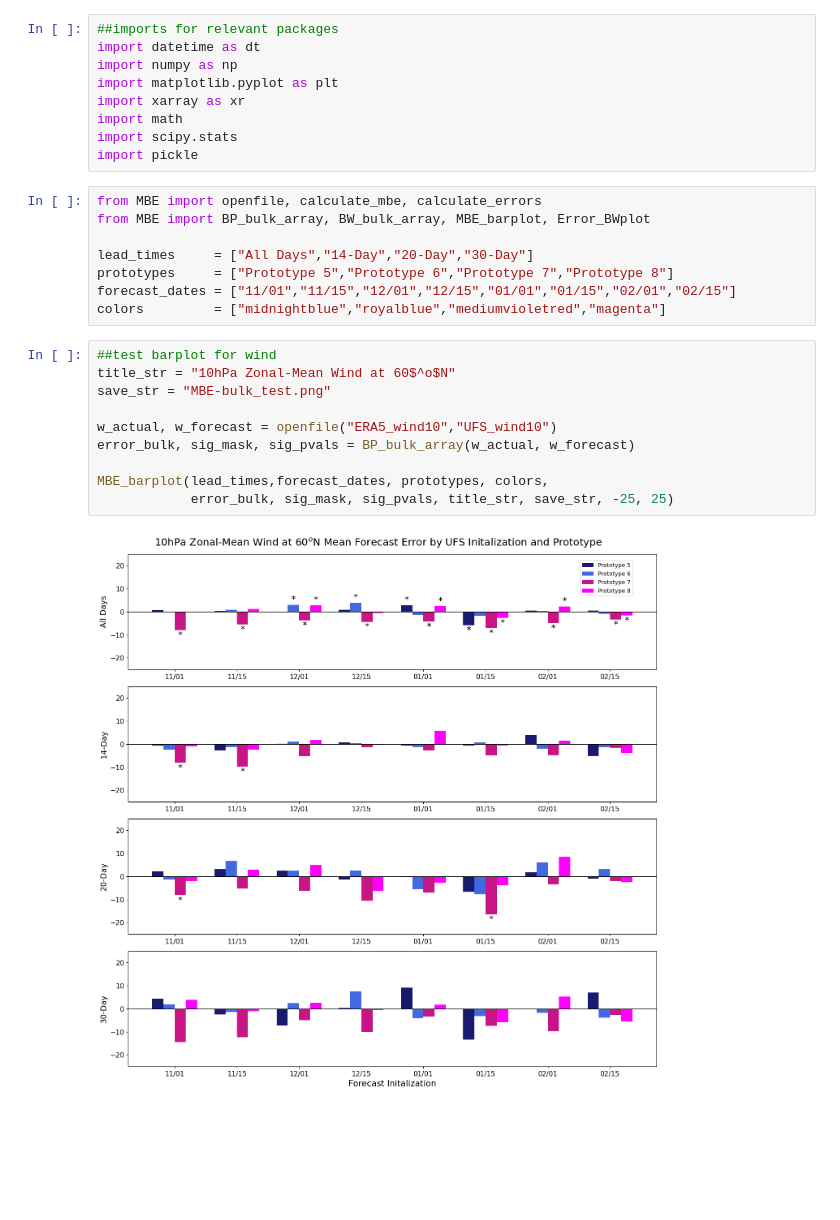
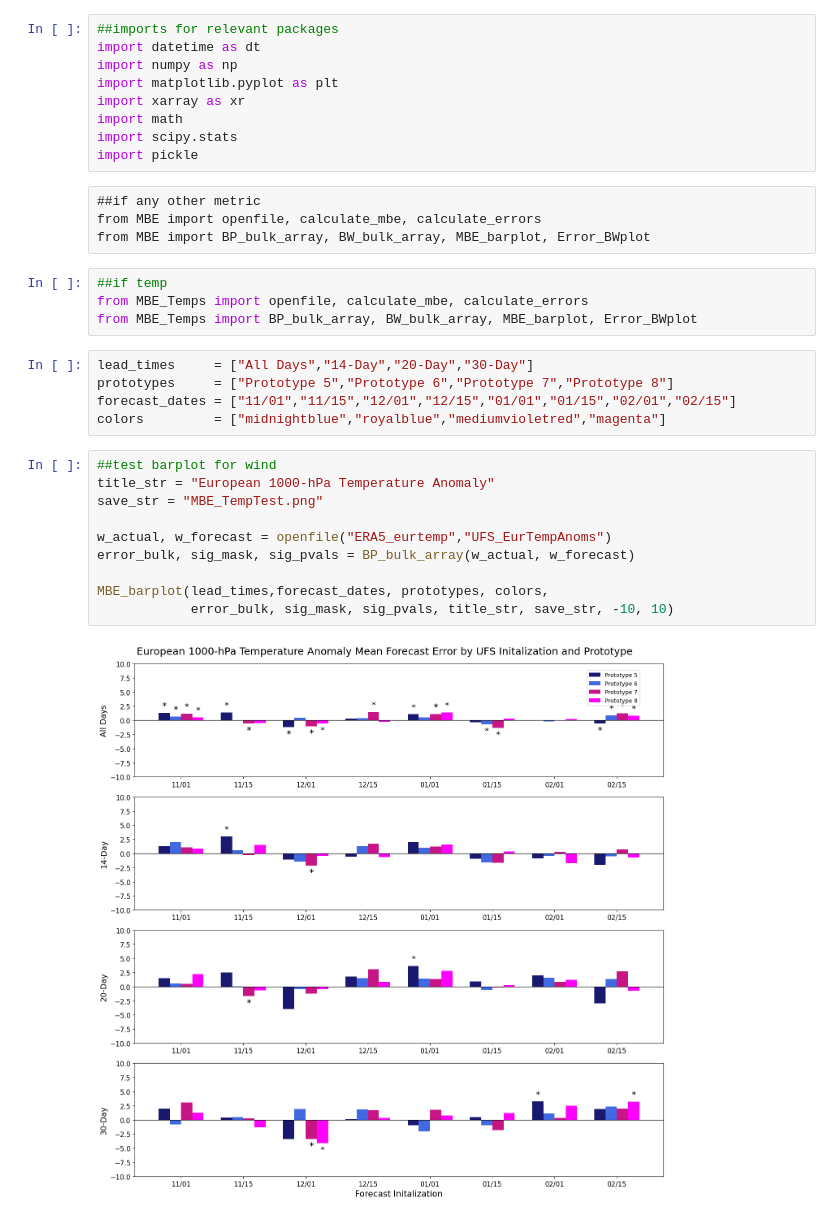
Before and after one commit to emf98/UFS_EllipseAnalysis, a Jupyter notebook: MBE_TestwSig.ipynb, the cells around one changed output. Drawn from its saved outputs; the diff is of its cells as text; blank space fills up the shorter version.

Commit message:
Test bias calc on temps

```diff
--- a/MBE_TestwSig.ipynb
+++ b/MBE_TestwSig.ipynb
@@ -13,25 +13,30 @@ import xarray as xr
 import math
 import scipy.stats
 import pickle
+# %% [raw]
+##if any other metric
+from MBE import openfile, calculate_mbe, calculate_errors
+from MBE import BP_bulk_array, BW_bulk_array, MBE_barplot, Error_BWplot
+# %%
+##if temp
+from MBE_Temps import openfile, calculate_mbe, calculate_errors
+from MBE_Temps import BP_bulk_array, BW_bulk_array, MBE_barplot, Error_BWplot
 # %%
-from MBE import openfile, calculate_mbe, calculate_errors
-from MBE import BP_bulk_array, BW_bulk_array, MBE_barplot, Error_BWplot
-
 lead_times     = ["All Days","14-Day","20-Day","30-Day"]
 prototypes     = ["Prototype 5","Prototype 6","Prototype 7","Prototype 8"]
 forecast_dates = ["11/01","11/15","12/01","12/15","01/01","01/15","02/01","02/15"]
 colors         = ["midnightblue","royalblue","mediumvioletred","magenta"]
 # %%
 ##test barplot for wind
-title_str = "10hPa Zonal-Mean Wind at 60$^o$N"
-save_str = "MBE-bulk_test.png"
+title_str = "European 1000-hPa Temperature Anomaly"
+save_str = "MBE_TempTest.png"
 
-w_actual, w_forecast = openfile("ERA5_wind10","UFS_wind10")
+w_actual, w_forecast = openfile("ERA5_eurtemp","UFS_EurTempAnoms")
 error_bulk, sig_mask, sig_pvals = BP_bulk_array(w_actual, w_forecast)
 
 MBE_barplot(lead_times,forecast_dates, prototypes, colors,
-            error_bulk, sig_mask, sig_pvals, title_str, save_str, -25, 25)
+            error_bulk, sig_mask, sig_pvals, title_str, save_str, -10, 10)
 # %% [output]
-[figure, old version]
+[figure, new version]
 # %%
 ##test BW plot for wind
```
Also changed, not shown: parts of 1 cell of this notebook, 1 other file.
